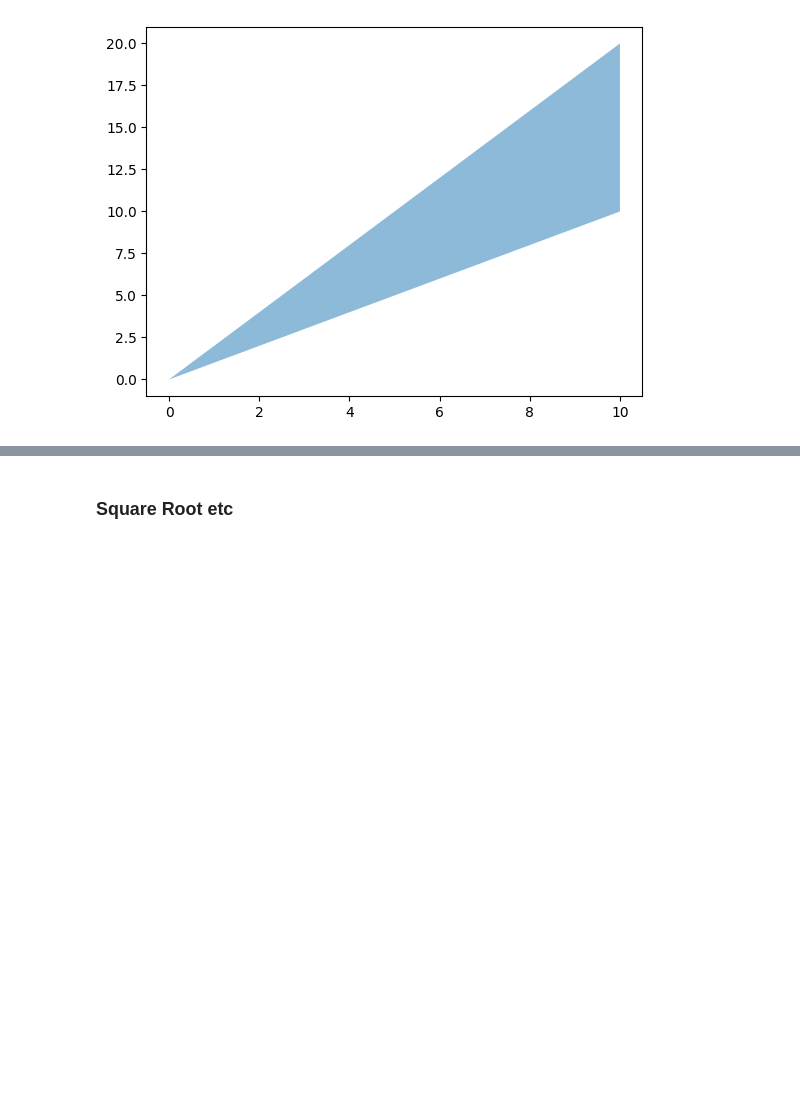
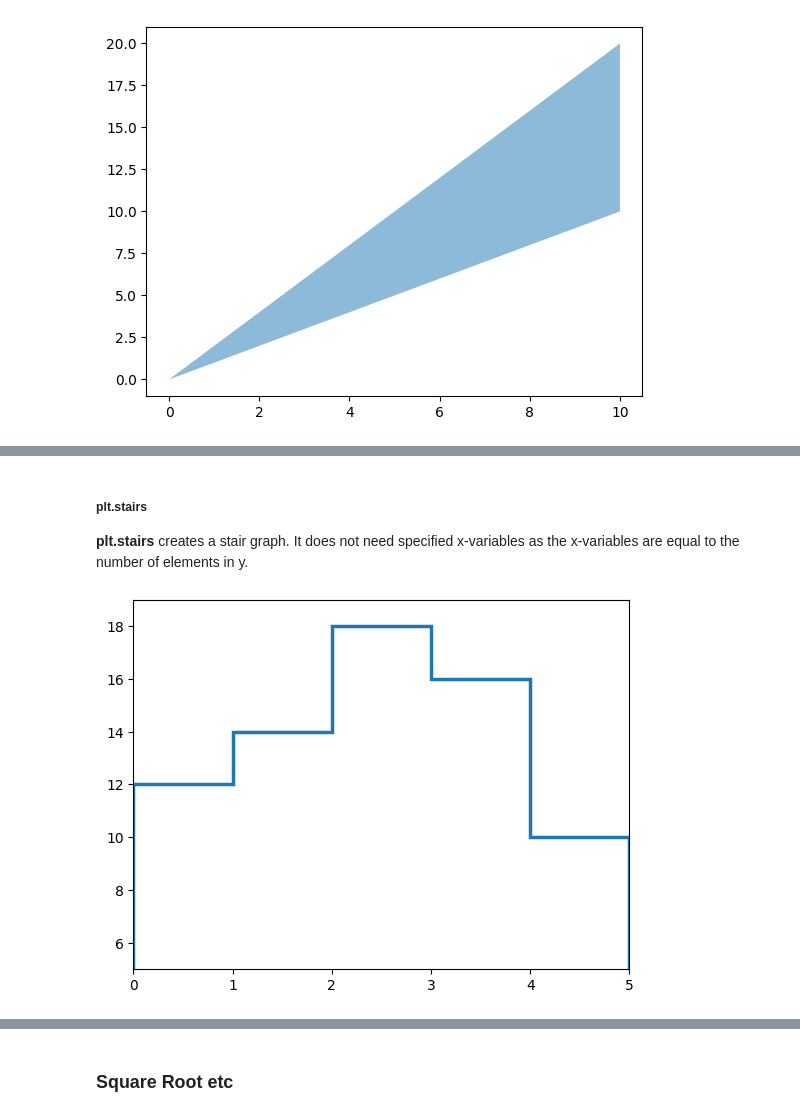
Before and after one commit to ifsm/pymus, a Jupyter notebook: Calculations, Plot, Conditions, Strings/Calculations, Plot, Conditions, Strings.ipynb, the cells around one changed output, grey strips where cells are left out. Cells and saved outputs as stored; diff of their text form; code cells hidden in the pictures; blank space fills up the shorter version.

```diff
--- a/Calculations, Plot, Conditions, Strings/Calculations, Plot, Conditions, Strings.ipynb
+++ b/Calculations, Plot, Conditions, Strings/Calculations, Plot, Conditions, Strings.ipynb
@@ -848,0 +855,12 @@ plt.plot(x, y)
+# %% [markdown]
+<h5>plt.stairs</h5>
+<b>plt.stairs</b> creates a stair graph. It does not need specified x-variables as the x-variables are equal to the number of elements in y.
+# %%
+y = [12, 14, 18, 16, 10]
+
+plt.stairs(y, linewidth = 2.5)
+plt.xlim(0, np.size(y)) # np.size returns the amount of elements within y
+plt.ylim(5, np.max(y)+1) # np.max returns the highest value within y
+plt.show()
+# %% [output]
+[figure, added]
```
Also changed, not shown: parts of 35 cells of this notebook.
